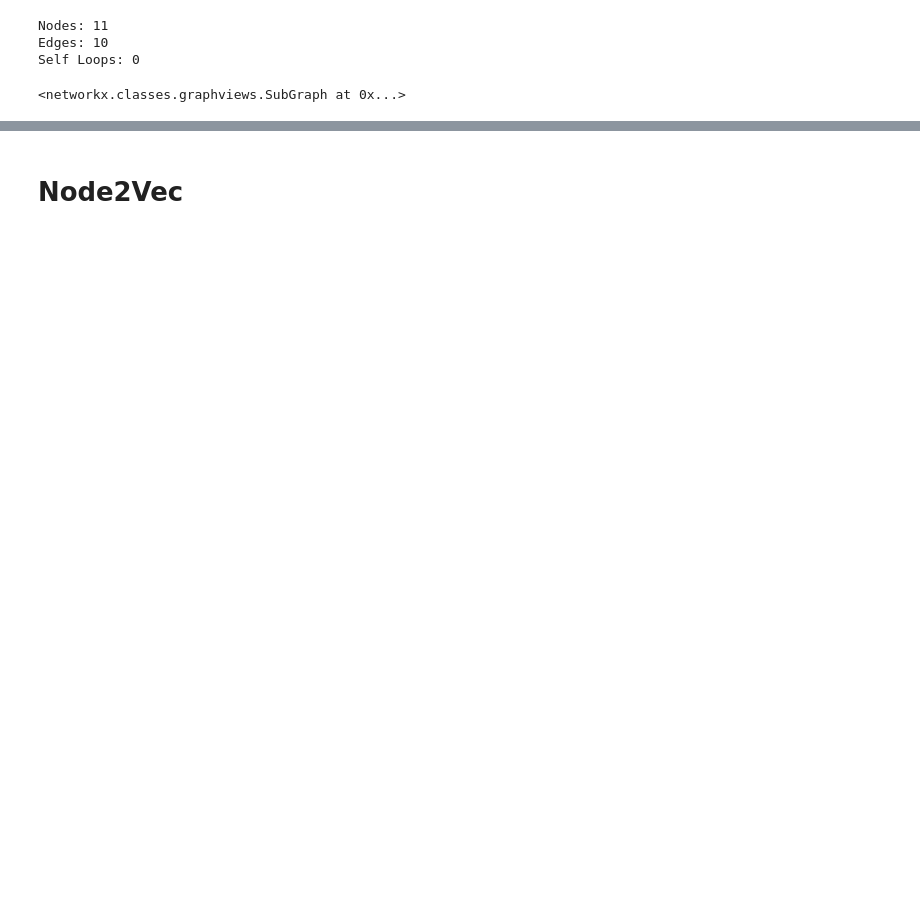
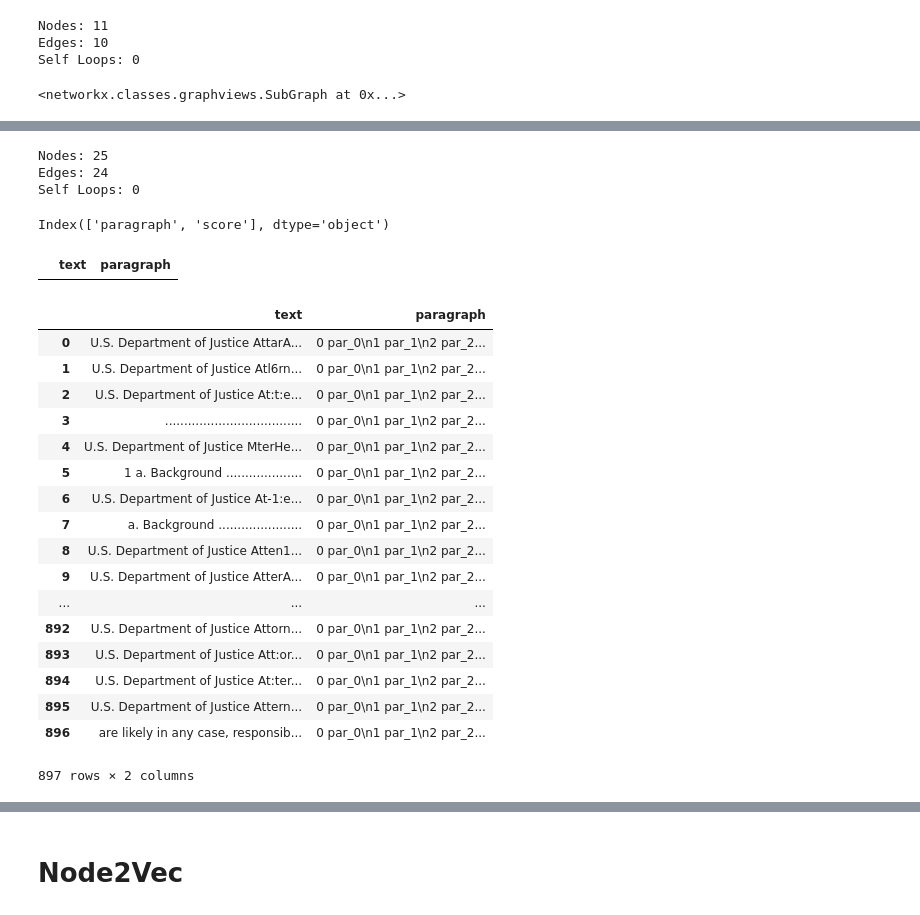
Before and after one commit to mj514316/meuller-report, a Jupyter notebook: MuellerAnalysis.ipynb, the cells around one changed output, grey strips where cells are left out. Drawn from its saved outputs; the diff is of its cells as text; code cells hidden in the pictures; blank space fills up the shorter version.

```diff
--- a/MuellerAnalysis.ipynb
+++ b/MuellerAnalysis.ipynb
@@ -222,0 +305,12 @@ muellerParagraphs[259]
+# %%
+paragraphDF = pd.DataFrame({'text':muellerParagraphs,'paragraph':[f'par_{num}' for num in range(len(muellerParagraphs))]})
+paragraphDF['paragraph'] = paragraphDF.paragraph.astype('str') # Because pandas is stupid
+def whatToRead(concept, fullGraph, topn = 10):
+    subGraph = getSecondOrderSubgraph(fullGraph,concept)
+    closeness = networkx.algorithms.betweenness_centrality(subGraph)
+    readDF = pd.DataFrame([closeness]).T.sort_values(0, ascending=False).head(topn)
+    readDF.reset_index(inplace=True)
+    print(readDF)
+    readDF.columns = ['paragraph','score']
+    matchingParagraphs = readDF.merge(paragraphDF,on = 'paragraph', how = 'inner')
+    return matchingParagraphs
@@ -222,0 +344,10 @@ muellerParagraphs[259]
+# %%
+ConwaySubgraph = getSecondOrderSubgraph(fullMuellerG,'Kellyanne Conway')
+ConwayViz = Network("500px", "500px")
+from_nx(ConwayViz,ConwaySubgraph)
+ConwayViz.show('ConwayViz.html')
+ConwayViz.save_graph(graphLocation + 'ConwayViz.html')
+# %% [output]
+Nodes: 25
+Edges: 24
+Self Loops: 0
@@ -222,0 +357,4 @@ muellerParagraphs[259]
+# %%
+toRead.columns
+# %% [output]
+Index(['paragraph', 'score'], dtype='object')
@@ -222,0 +363,25 @@ muellerParagraphs[259]
+# %%
+paragraphDF[paragraphDF.paragraph == 'par_461']
+# %% [output]
+|  | text | paragraph |
+# %%
+paragraphDF
+# %% [output]
+|  | text | paragraph |
+| 0 | U.S. Department of Justice AttarA... | 0 par_0\n1 par_1\n2 par_2... |
+| 1 | U.S. Department of Justice Atl6rn... | 0 par_0\n1 par_1\n2 par_2... |
+| 2 | U.S. Department of Justice At:t:e... | 0 par_0\n1 par_1\n2 par_2... |
+| 3 | .................................... | 0 par_0\n1 par_1\n2 par_2... |
+| 4 | U.S. Department of Justice MterHe... | 0 par_0\n1 par_1\n2 par_2... |
+| 5 | 1 a. Background .................... | 0 par_0\n1 par_1\n2 par_2... |
+| 6 | U.S. Department of Justice At-1:e... | 0 par_0\n1 par_1\n2 par_2... |
+| 7 | a. Background ...................... | 0 par_0\n1 par_1\n2 par_2... |
+| 8 | U.S. Department of Justice Atten1... | 0 par_0\n1 par_1\n2 par_2... |
+| 9 | U.S. Department of Justice AtterA... | 0 par_0\n1 par_1\n2 par_2... |
+| ... | ... | ... |
+| 892 | U.S. Department of Justice Attorn... | 0 par_0\n1 par_1\n2 par_2... |
+| 893 | U.S. Department of Justice Att:or... | 0 par_0\n1 par_1\n2 par_2... |
+| 894 | U.S. Department of Justice At:ter... | 0 par_0\n1 par_1\n2 par_2... |
+| 895 | U.S. Department of Justice Attern... | 0 par_0\n1 par_1\n2 par_2... |
+| 896 | are likely in any case, responsib... | 0 par_0\n1 par_1\n2 par_2... |
+897 rows × 2 columns
```
Also changed, not shown: parts of 41 cells of this notebook, 7 other files.
